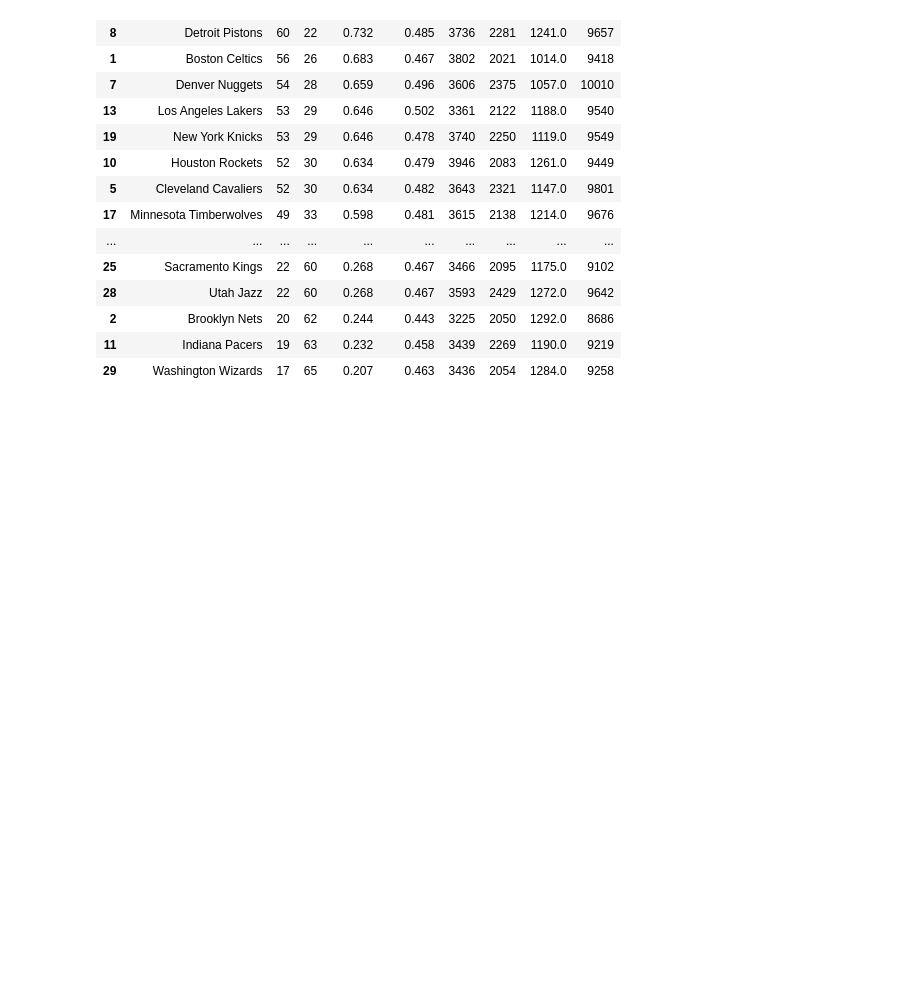
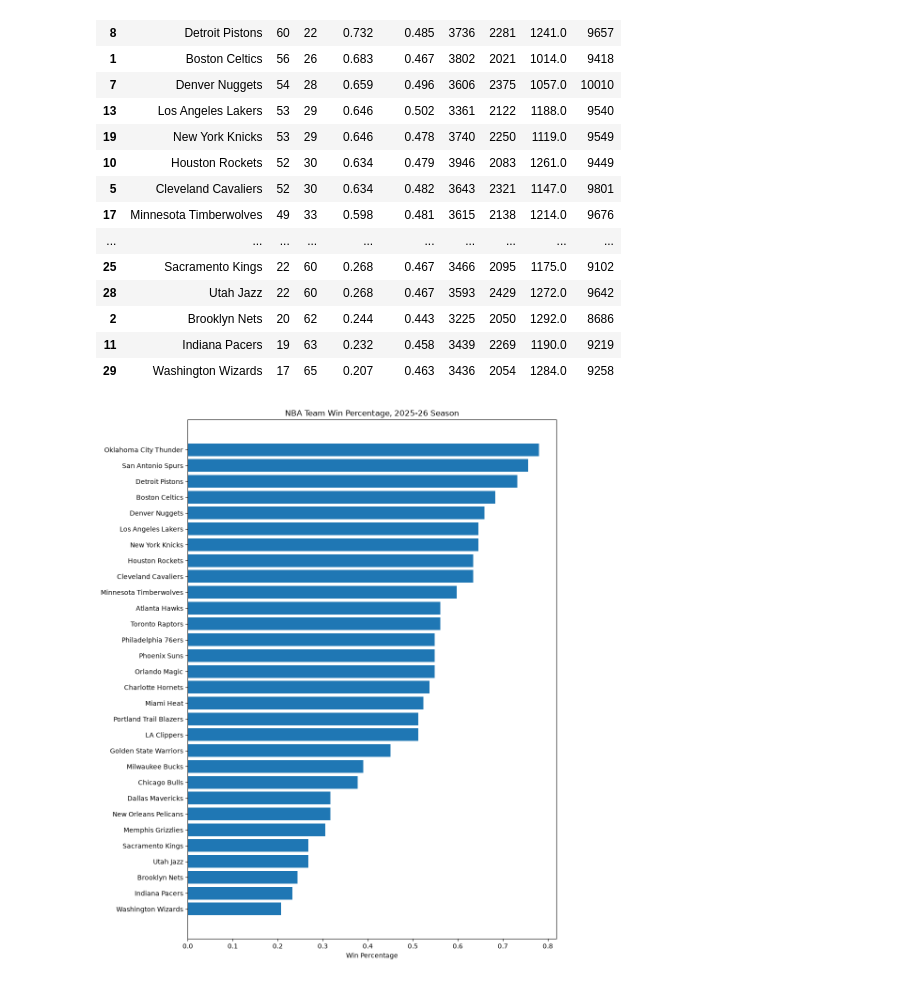
Before and after one commit to kinggreyson/NBA_Performance_Analysis, a Jupyter notebook: track.ipynb, the cells around one changed output. Cells and saved outputs as stored; diff of their text form; code cells hidden in the pictures; blank space fills up the shorter version.

Commit message:
Basic Bar Graph showing win percentage in descending order

```diff
--- a/track.ipynb
+++ b/track.ipynb
@@ -27,3 +27,15 @@ Rankings_clean.head(30)
 | 2 | Brooklyn Nets | 20 | 62 | 0.244 | 0.443 | 3225 | 2050 | 1292.0 | 8686 |
 | 11 | Indiana Pacers | 19 | 63 | 0.232 | 0.458 | 3439 | 2269 | 1190.0 | 9219 |
 | 29 | Washington Wizards | 17 | 65 | 0.207 | 0.463 | 3436 | 2054 | 1284.0 | 9258 |
+# %%
+import matplotlib.pyplot as plot
+
+plot.figure(figsize=(10,12))
+plot.barh(Rankings_clean['TEAM_NAME'], Rankings_clean['W_PCT'])
+plot.xlabel('Win Percentage')
+plot.title('NBA Team Win Percentage, 2025-26 Season')
+plot.gca().invert_yaxis() #Highest win percentage on top
+plot.tight_layout()
+plot.show()
+# %% [output]
+[figure, added]
```
